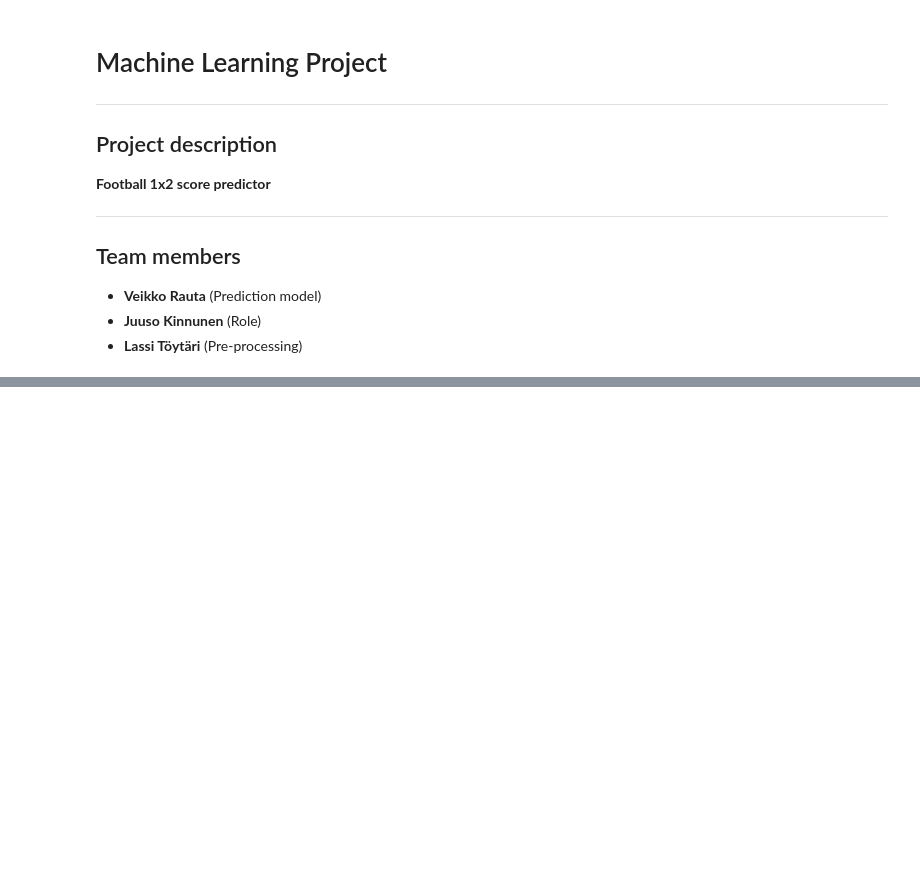
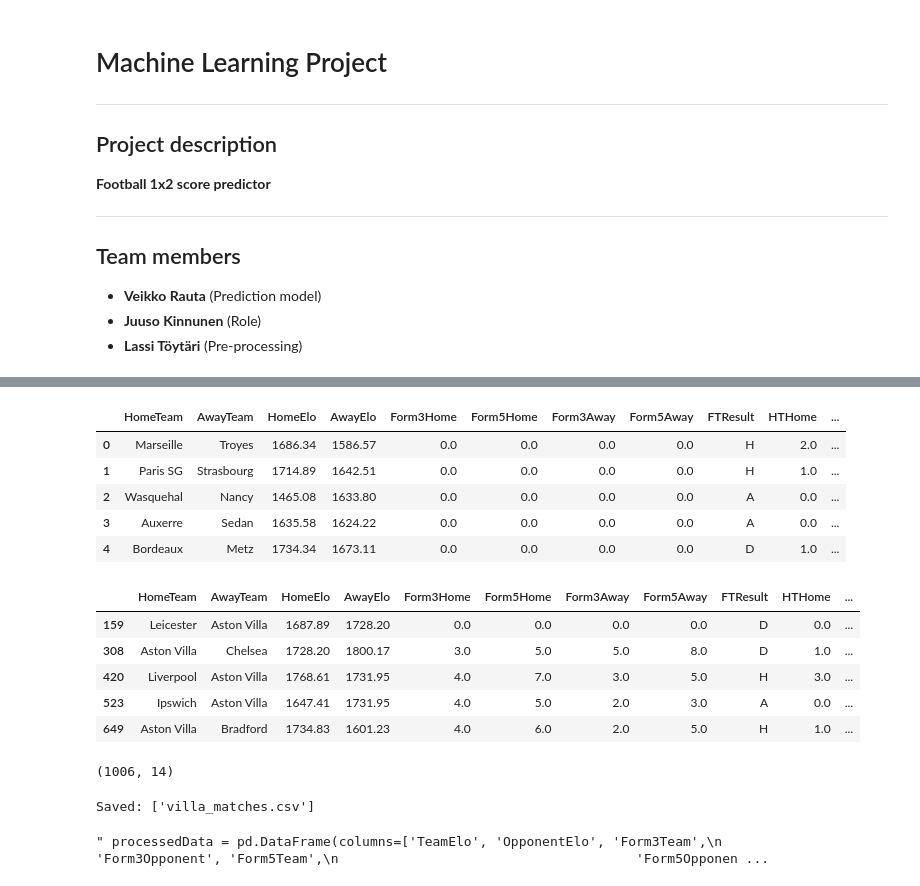
Before and after one commit to Veikko-R/AML_projekti_team-42, a Jupyter notebook: notebooks/01_data_exploration_and_preprocessing.ipynb, the cells around one changed output, grey strips where cells are left out. Drawn from its saved outputs; the diff is of its cells as text; code cells hidden in the pictures; blank space fills up the shorter version.

```diff
--- a/notebooks/01_data_exploration_and_preprocessing.ipynb
+++ b/notebooks/01_data_exploration_and_preprocessing.ipynb
@@ -89,33 +131,60 @@ SelectedFeatures = Raw.drop(['Division',
                             'Over25',
                             'Under25',
                             'MaxOver25',
                             'MaxUnder25',
                             'HandiSize',
                             'HandiHome',
                             'HandiAway',
                             'C_LTH',
                             'C_LTA',
                             'C_VHD',
                             'C_VAD',
                             'C_HTB',
                             'C_PHB'], axis=1)
 
 display(SelectedFeatures.head())
 print("\n")
 
 
-# Filtering only the games that Aston Villa has played
+# Creating a new dataframe for the games that Aston Villa has played
 
-VillaGames = SelectedFeatures.loc[(SelectedFeatures['HomeTeam']=="Aston Villa") |
-                                  (SelectedFeatures['AwayTeam']=="Aston Villa")].copy()
+from src.tools import filterTeam
+
+VillaGames = filterTeam(SelectedFeatures, "Aston Villa")
 
 display(VillaGames.head())
 display(VillaGames.shape)
 print("\n")
+
+
+# Saving the games Aston Villa has played to drive
+
+os.makedirs(f"{DATA}/processed", exist_ok=True)
+VillaGames.to_csv(f"{DATA}/processed/villa_matches.csv", index=False)
+print("Saved:", os.listdir(f"{DATA}/processed"))
+print("\n")
+
+
 
 ''' processedData = pd.DataFrame(columns=['TeamElo', 'OpponentElo', 'Form3Team',
                                       'Form3Opponent', 'Form5Team',
                                       'Form5Opponent', 'HTTeam', 'HTOpponent',
                                       'OddTeam', 'OddOpponent', 'OddDraw',
                                       'Result'])
 '''
+# %% [output]
+|  | HomeTeam | AwayTeam | HomeElo | AwayElo | Form3Home | Form5Home | Form3Away | Form5Away | FTResult | HTHome | ... |
+| 0 | Marseille | Troyes | 1686.34 | 1586.57 | 0.0 | 0.0 | 0.0 | 0.0 | H | 2.0 | ... |
+| 1 | Paris SG | Strasbourg | 1714.89 | 1642.51 | 0.0 | 0.0 | 0.0 | 0.0 | H | 1.0 | ... |
+| 2 | Wasquehal | Nancy | 1465.08 | 1633.80 | 0.0 | 0.0 | 0.0 | 0.0 | A | 0.0 | ... |
+| 3 | Auxerre | Sedan | 1635.58 | 1624.22 | 0.0 | 0.0 | 0.0 | 0.0 | A | 0.0 | ... |
+| 4 | Bordeaux | Metz | 1734.34 | 1673.11 | 0.0 | 0.0 | 0.0 | 0.0 | D | 1.0 | ... |
+|  | HomeTeam | AwayTeam | HomeElo | AwayElo | Form3Home | Form5Home | Form3Away | Form5Away | FTResult | HTHome | ... |
+| 159 | Leicester | Aston Villa | 1687.89 | 1728.20 | 0.0 | 0.0 | 0.0 | 0.0 | D | 0.0 | ... |
+| 308 | Aston Villa | Chelsea | 1728.20 | 1800.17 | 3.0 | 5.0 | 5.0 | 8.0 | D | 1.0 | ... |
+| 420 | Liverpool | Aston Villa | 1768.61 | 1731.95 | 4.0 | 7.0 | 3.0 | 5.0 | H | 3.0 | ... |
+| 523 | Ipswich | Aston Villa | 1647.41 | 1731.95 | 4.0 | 5.0 | 2.0 | 3.0 | A | 0.0 | ... |
+| 649 | Aston Villa | Bradford | 1734.83 | 1601.23 | 4.0 | 6.0 | 2.0 | 5.0 | H | 1.0 | ... |
+(1006, 14)
+Saved: ['villa_matches.csv']
+" processedData = pd.DataFrame(columns=['TeamElo', 'OpponentElo', 'Form3Team',\n                                      'Form3Opponent', 'Form5Team',\n                                      'Form5Opponen ...
```
Also changed, not shown: parts of 3 cells of this notebook.
